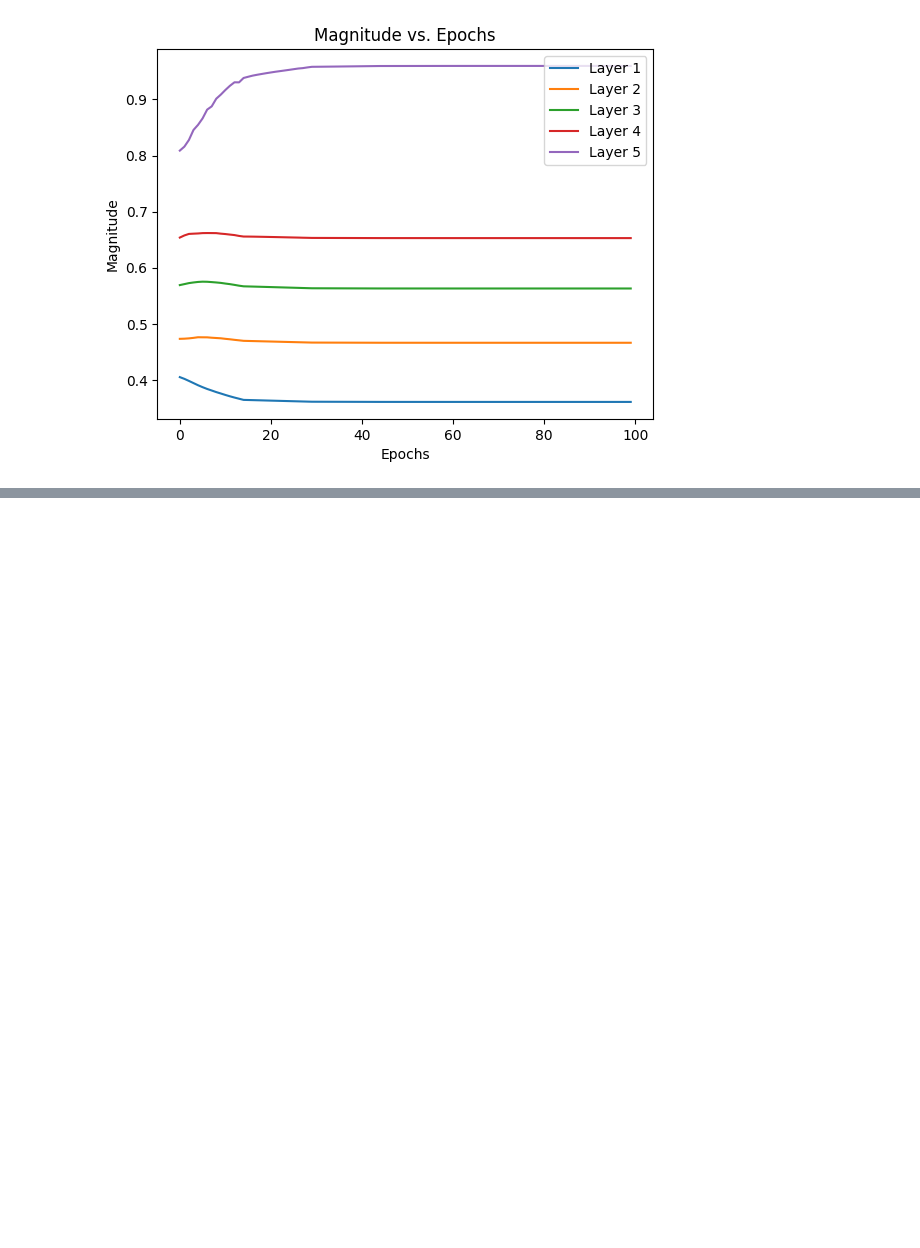
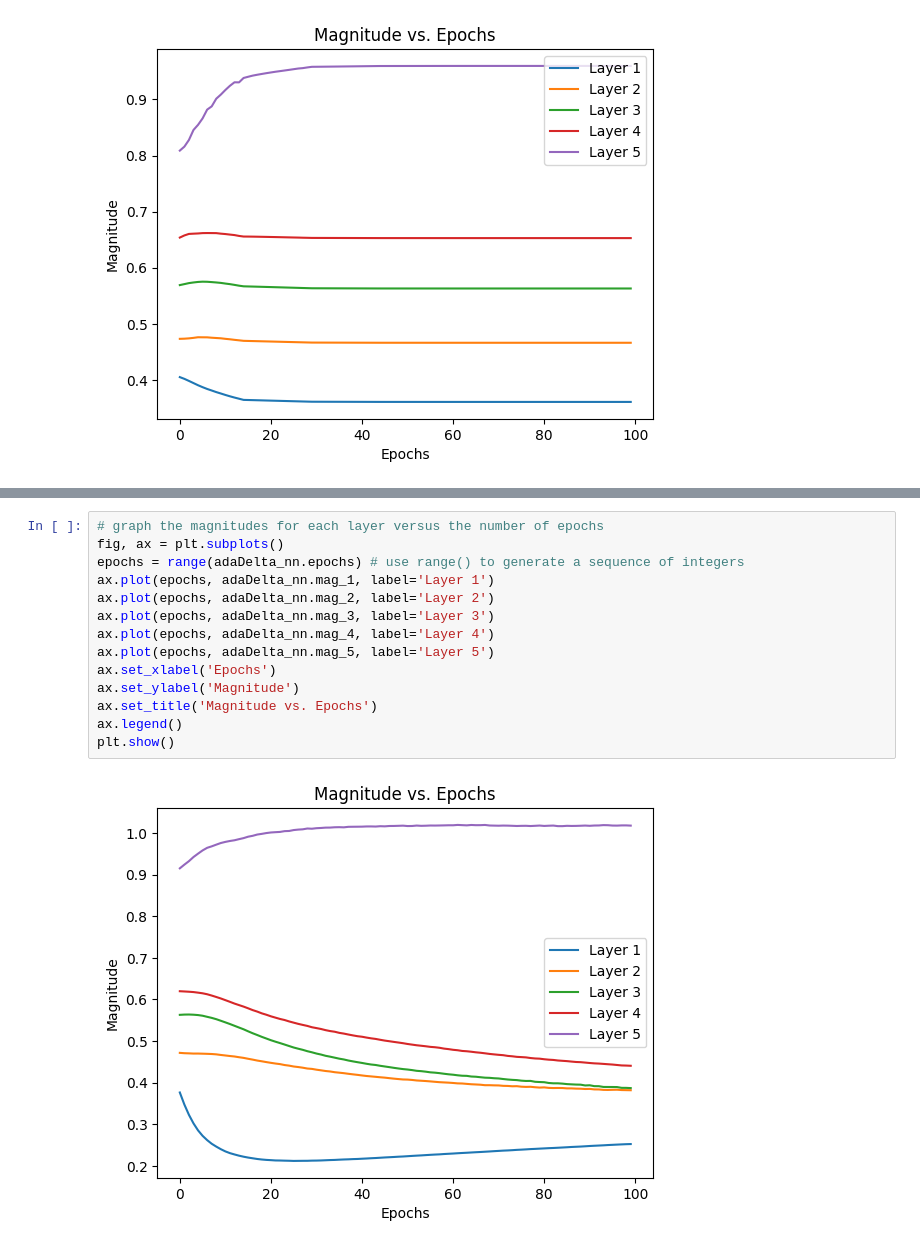
Before and after one commit to wyattsaltzman/ML-F23-Lab4, a Jupyter notebook: lab4.ipynb, the cells around one changed output, grey strips where cells are left out. Saved outputs shown, nothing was run; the diff lists cells and outputs as text; blank space fills up the shorter version.

```diff
--- a/lab4.ipynb
+++ b/lab4.ipynb
@@ -1653,0 +1824,16 @@ plt.show()
+# %%
+# graph the magnitudes for each layer versus the number of epochs
+fig, ax = plt.subplots()
+epochs = range(adaDelta_nn.epochs) # use range() to generate a sequence of integers
+ax.plot(epochs, adaDelta_nn.mag_1, label='Layer 1')
+ax.plot(epochs, adaDelta_nn.mag_2, label='Layer 2')
+ax.plot(epochs, adaDelta_nn.mag_3, label='Layer 3')
+ax.plot(epochs, adaDelta_nn.mag_4, label='Layer 4')
+ax.plot(epochs, adaDelta_nn.mag_5, label='Layer 5')
+ax.set_xlabel('Epochs')
+ax.set_ylabel('Magnitude')
+ax.set_title('Magnitude vs. Epochs')
+ax.legend()
+plt.show()
+# %% [output]
+[figure, added]
```
Also changed, not shown: parts of 3 cells of this notebook.
